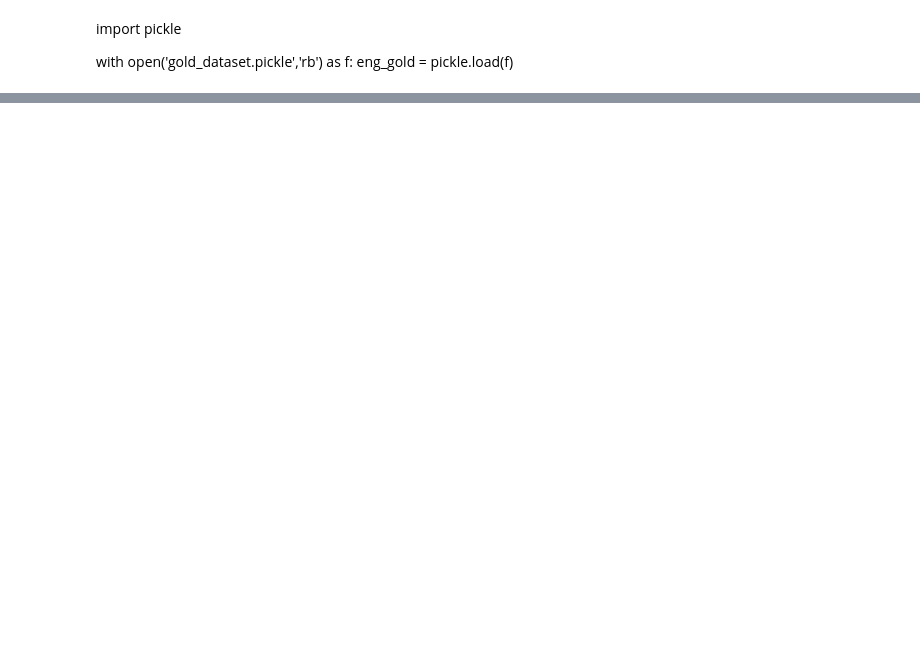
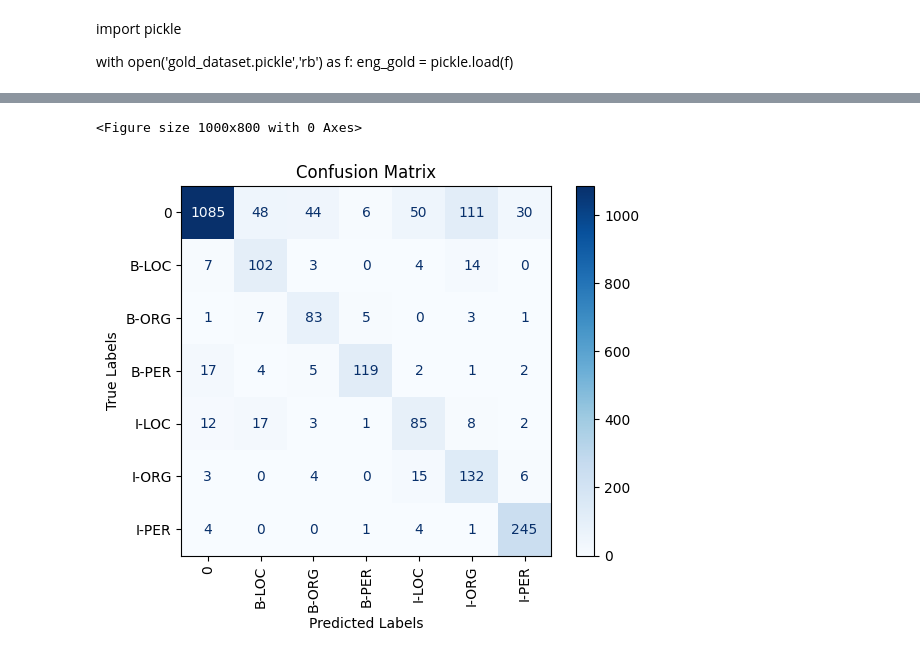
Before and after one commit to julielhagen/NLP, a Jupyter notebook: annotations/eng_gold_read.ipynb, the cells around one changed output, grey strips where cells are left out. Drawn from its saved outputs; the diff is of its cells as text; code cells hidden in the pictures; blank space fills up the shorter version.

Commit message:
confusion matrix

```diff
--- a/annotations/eng_gold_read.ipynb
+++ b/annotations/eng_gold_read.ipynb
@@ -190,5 +239,5 @@ metric = load_metric("seqeval")
 # %%
-predictions, labels, metrics = trainer.predict(silver_dataset)
+predictions, labels, metrics = trainer.predict(gold_dataset)
 predictions = np.argmax(predictions, axis=2)
 
 true_predictions = [
@@ -207,0 +278,17 @@ results
+# %%
+from sklearn.metrics import confusion_matrix
+import numpy as np
+
+# Flatten true labels and predicted labels
+true_labels_flat = [label for sublist in true_labels for label in sublist]
+predicted_labels_flat = [label for sublist in true_predictions for label in sublist]
+
+# Get unique labels
+unique_labels = sorted(list(set(true_labels_flat + predicted_labels_flat)))
+
+# Calculate confusion matrix
+conf_matrix = confusion_matrix(true_labels_flat, predicted_labels_flat, labels=unique_labels)
+
+# Print confusion matrix
+print("Confusion Matrix:")
+print(conf_matrix)
@@ -208,3 +304,20 @@ results
+# %%
+import matplotlib.pyplot as plt
+import numpy as np
+from sklearn.metrics import ConfusionMatrixDisplay
+
+# Plot confusion matrix
+plt.figure(figsize=(10, 8))
+disp = ConfusionMatrixDisplay(confusion_matrix=conf_matrix, display_labels=unique_labels)
+disp = disp.plot(cmap=plt.cm.Blues, values_format='d', xticks_rotation='vertical')
+plt.xlabel('Predicted Labels')
+plt.ylabel('True Labels')
+plt.title('Confusion Matrix')
+plt.savefig("confusion_gold_mbert")
+plt.show()
+# %% [output]
+<Figure size 1000x800 with 0 Axes>
+[figure, added]
 # %%
 for i in range(len(true_predictions)):
     print("Example", i+1)
```
Also changed, not shown: parts of 15 cells of this notebook, 1 other file.
